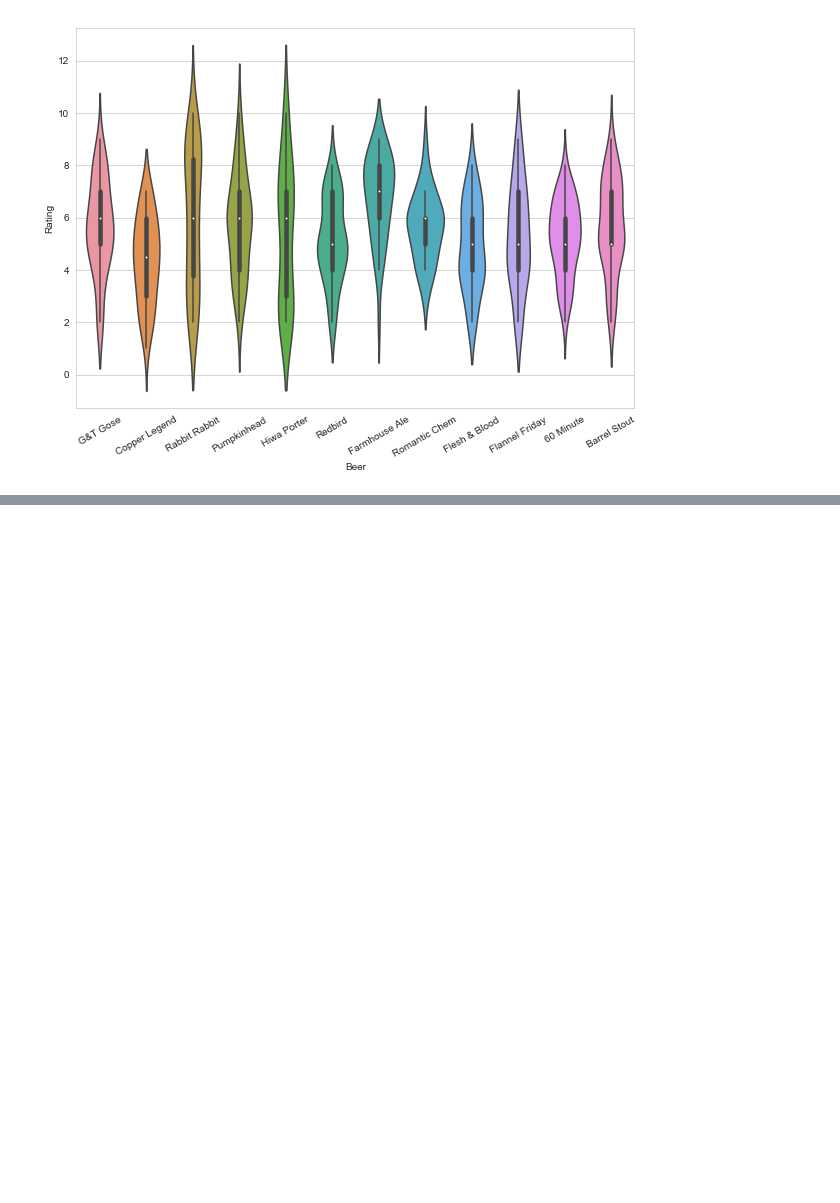
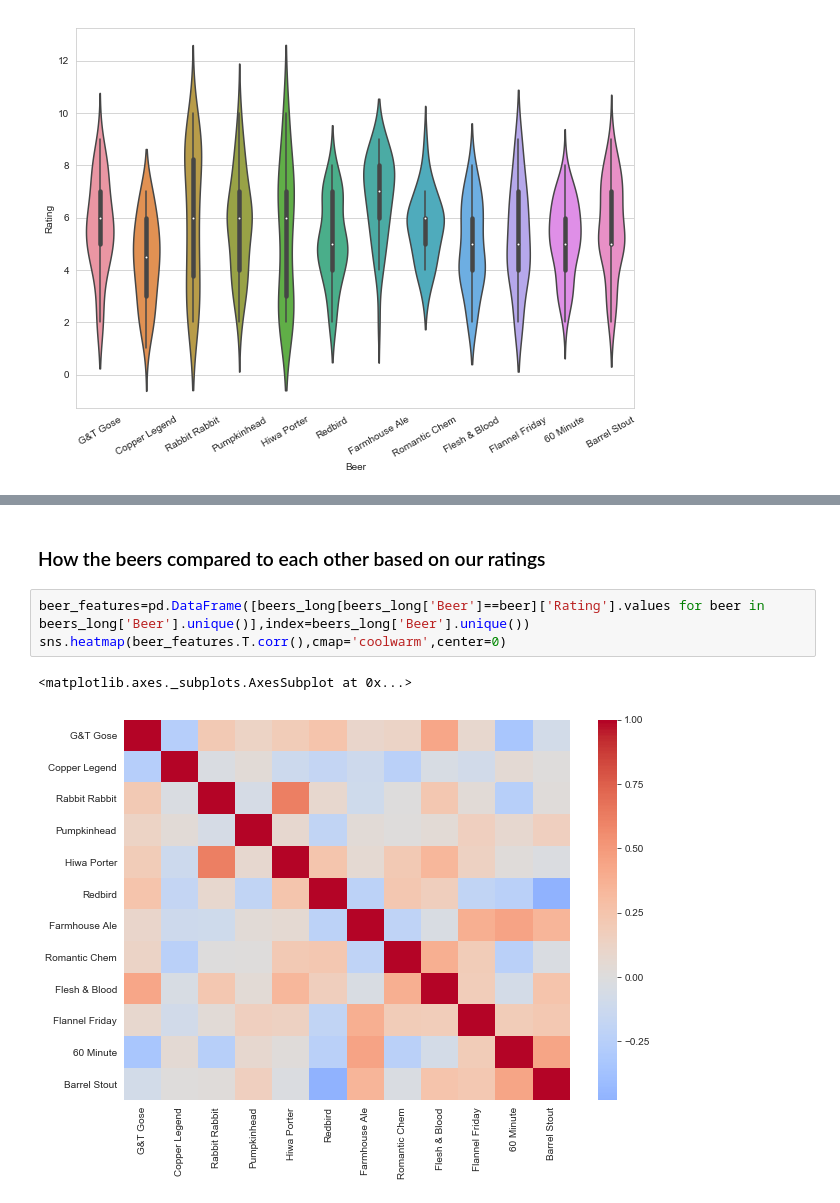
Before and after one commit to mbluestone/memolab-beer, a Jupyter notebook: memobeer.ipynb, the cells around one changed output, grey strips where cells are left out. Drawn from its saved outputs; the diff is of its cells as text; blank space fills up the shorter version.

```diff
--- a/memobeer.ipynb
+++ b/memobeer.ipynb
@@ -162,0 +196,8 @@ There aren't really any clear winners here but it looks like the Farmhouse Ale m
+# %% [markdown]
+### How the beers compared to each other based on our ratings
+# %%
+beer_features=pd.DataFrame([beers_long[beers_long['Beer']==beer]['Rating'].values for beer in beers_long['Beer'].unique()],index=beers_long['Beer'].unique())
+sns.heatmap(beer_features.T.corr(),cmap='coolwarm',center=0)
+# %% [output]
+<matplotlib.axes._subplots.AxesSubplot at 0x...>
+[figure, added]
```
Also changed, not shown: parts of 6 cells of this notebook.
